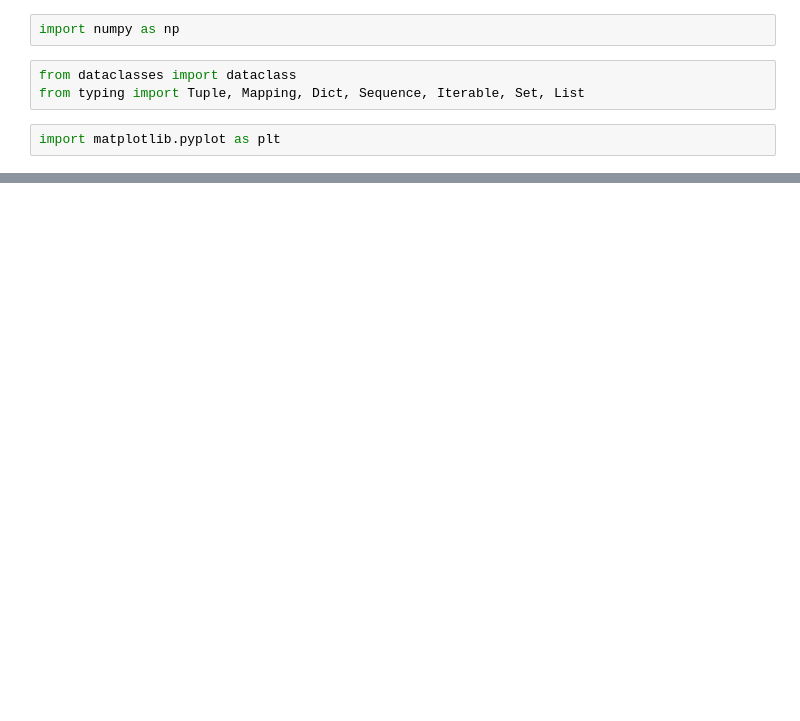
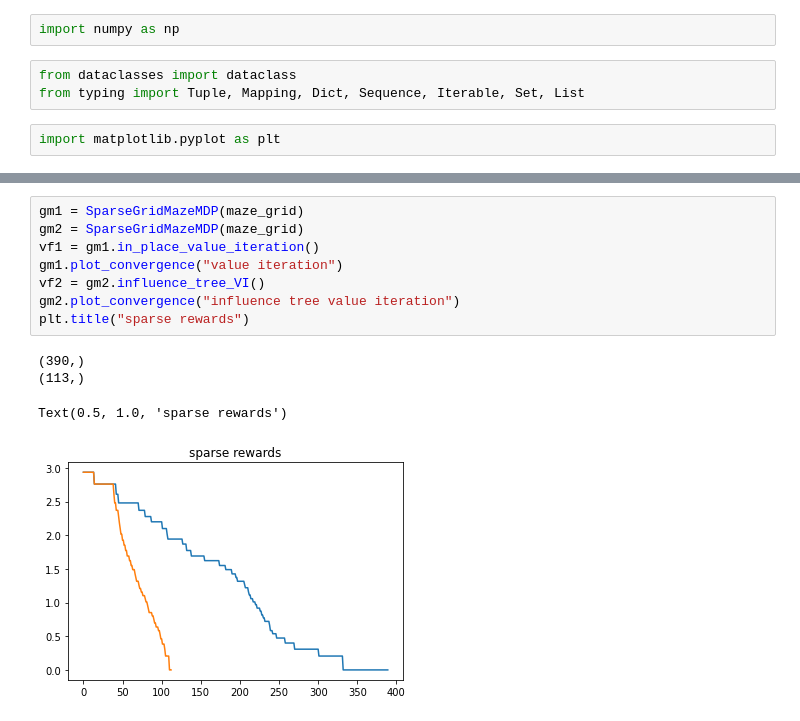
Before and after one commit to sven-lerner/cme_241, a Jupyter notebook: midterm.ipynb, the cells around one changed output, grey strips where cells are left out. Drawn from its saved outputs; the diff is of its cells as text; blank space fills up the shorter version.

```diff
--- a/midterm.ipynb
+++ b/midterm.ipynb
@@ -149,0 +153,13 @@ gm2.plot_convergence()
+# %%
+gm1 = SparseGridMazeMDP(maze_grid)
+gm2 = SparseGridMazeMDP(maze_grid)
+vf1 = gm1.in_place_value_iteration()
+gm1.plot_convergence("value iteration")
+vf2 = gm2.influence_tree_VI()
+gm2.plot_convergence("influence tree value iteration")
+plt.title("sparse rewards")
+# %% [output]
+(390,)
+(113,)
+Text(0.5, 1.0, 'sparse rewards')
+[figure, added]
```
Also changed, not shown: parts of 9 cells of this notebook.
